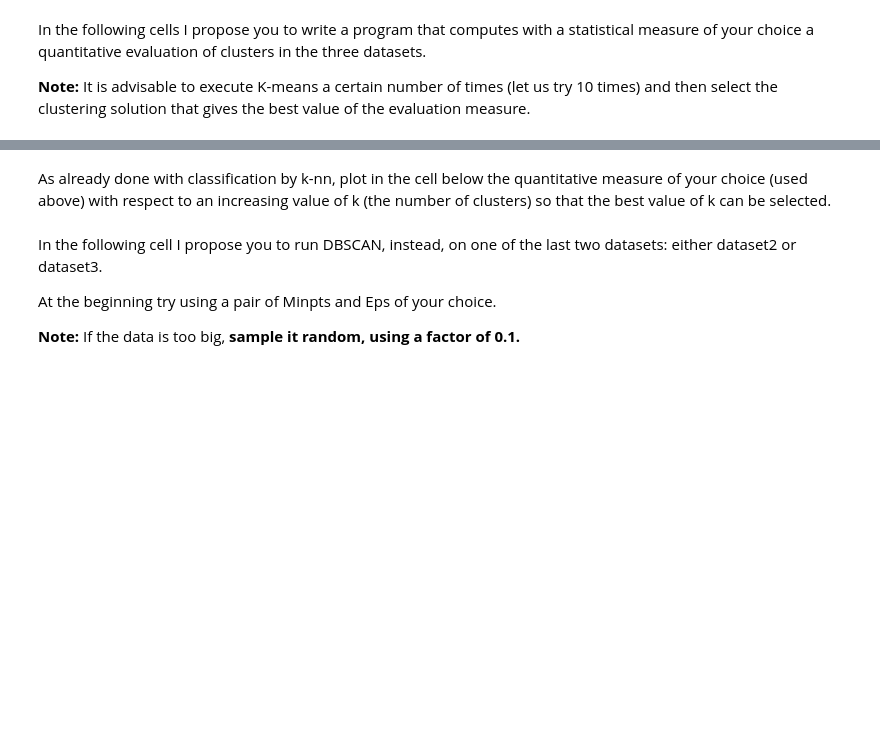
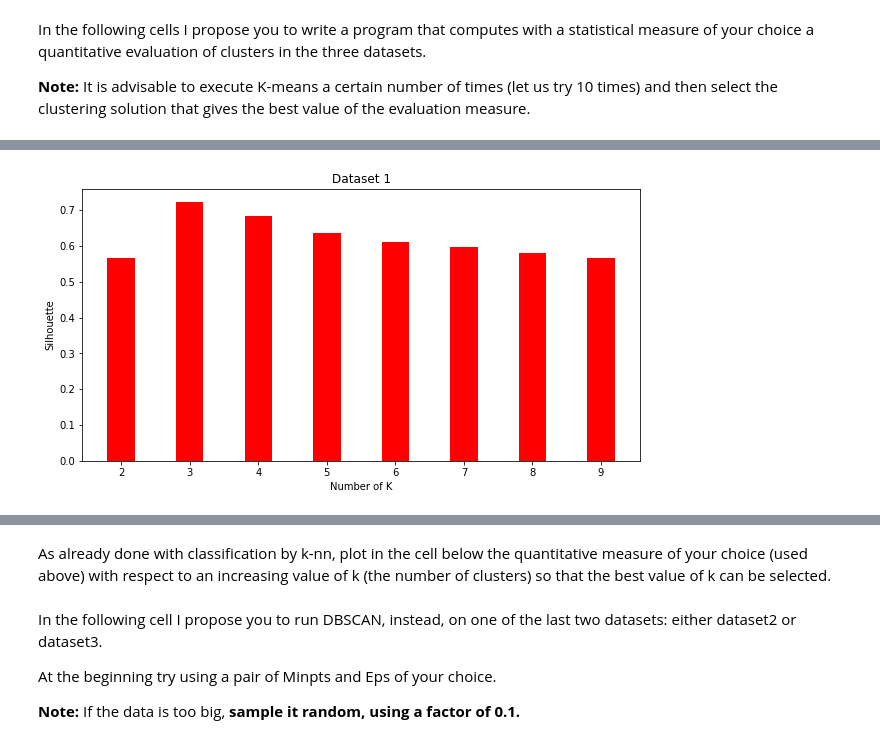
Before and after one commit to AlbertoCampini/AAUT, a Jupyter notebook: clustering_copy_for_students_aa_21_22.ipynb, the cells around one changed output, grey strips where cells are left out. Drawn from its saved outputs; the diff is of its cells as text; code cells hidden in the pictures; blank space fills up the shorter version.

```diff
--- a/clustering_copy_for_students_aa_21_22.ipynb
+++ b/clustering_copy_for_students_aa_21_22.ipynb
@@ -354,0 +328,89 @@ k = 7: 0.4260
+# %%
+import csv
+import sys
+from os.path import join
+import time
+import numpy as np
+from sklearn.cluster import KMeans
+from sklearn import metrics
+
+
+number_of_tries=10
+
+#Data 1 Kmean evaluation
+print("Learning Cluster for dataset 1:")
+np.random.seed(int(time.time()))
+#Dataset 1
+fig = plt.figure(figsize = (10, 5))
+labels=[]
+values=[]
+
+for k_dataset_1 in range(2,10):
+  best_kmean_dataset_1=None
+  best_sil=-1
+  for i in range(number_of_tries):
+    rand_state=np.random.randint(0,10000)
+    kmeans1 = KMeans(n_clusters=k_dataset_1, random_state=rand_state).fit(data1)
+    sil= metrics.silhouette_score(data1,kmeans1.labels_)
+    if(sil>best_sil):
+      best_kmean_dataset_1=kmeans1
+      best_sil=sil
+  labels.append(str(k_dataset_1))
+  values.append(best_sil)
+
+plt.bar(labels, values, color ='r',
+        width = 0.4)
+plt.xlabel("Number of K")
+plt.ylabel("Silhouette")
+plt.title("Dataset 1")
+
+#Dataset2
+print("Learning Cluster for dataset 2:")
+fig = plt.figure(figsize = (10, 5))
+labels=[]
+values=[]
+
+for k_dataset_2 in range(2,10):
+  best_kmean_dataset_2=None
+  best_sil=-1
+  for i in range(number_of_tries):
+    rand_state=np.random.randint(0,10000)
+    kmeans2 = KMeans(n_clusters=k_dataset_2, random_state=rand_state).fit(data2)
+    sil= metrics.silhouette_score(data2,kmeans2.labels_)
+    if(sil>best_sil):
+      best_kmean_dataset_2=kmeans2
+      best_sil=sil
+  labels.append(str(k_dataset_2))
+  values.append(best_sil)
+
+plt.bar(labels, values, color ='r',
+        width = 0.4)
+plt.xlabel("Number of K")
+plt.ylabel("Silhouette")
+plt.title("Dataset 2")
+
+#Dataset3
+print("Learning Cluster for dataset 3:")
+fig = plt.figure(figsize = (10, 5))
+labels=[]
+values=[]
+
+for k_dataset_3 in range(2,10):
+  best_kmean_dataset_3=None
+  best_sil=-1
+  for i in range(number_of_tries):
+    rand_state=np.random.randint(0,10000)
+    kmeans3 = KMeans(n_clusters=k_dataset_3, random_state=rand_state).fit(data3)
+    sil= metrics.silhouette_score(data3,kmeans3.labels_)
+    if(sil>best_sil):
+      best_kmean_dataset_3=kmeans3
+      best_sil=sil
+  labels.append(str(k_dataset_3))
+  values.append(best_sil)
+
+plt.bar(labels, values, color ='r',
+        width = 0.4)
+plt.xlabel("Number of K")
+plt.ylabel("Silhouette")
+plt.title("Dataset 3")
+# %% [output]
@@ -354,0 +421 @@ k = 7: 0.4260
+[figure, added]
```
Also changed, not shown: parts of 15 cells of this notebook.
